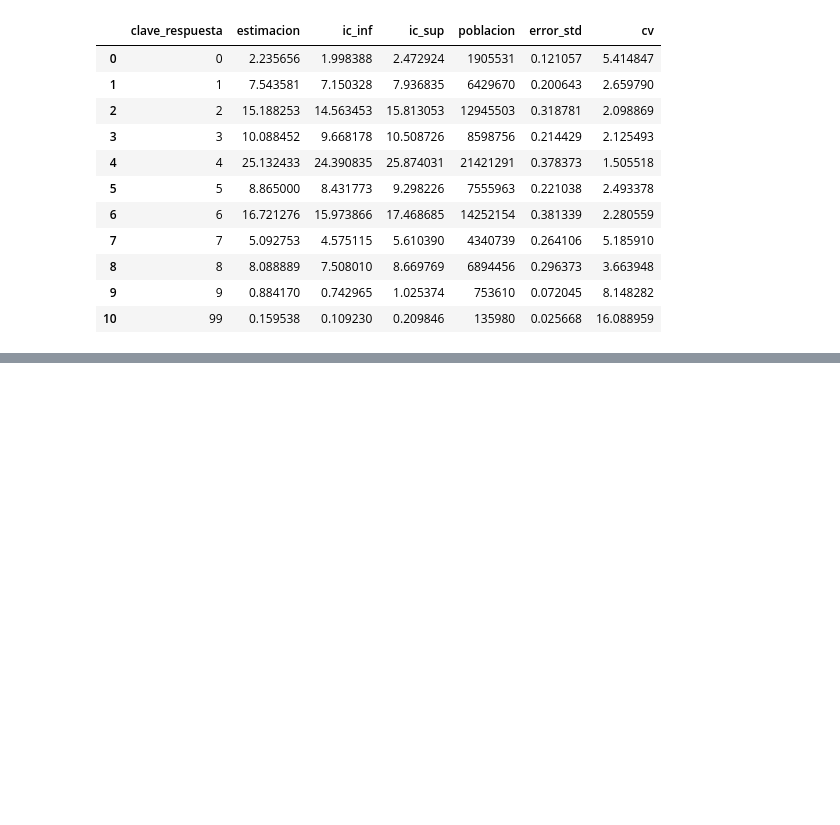
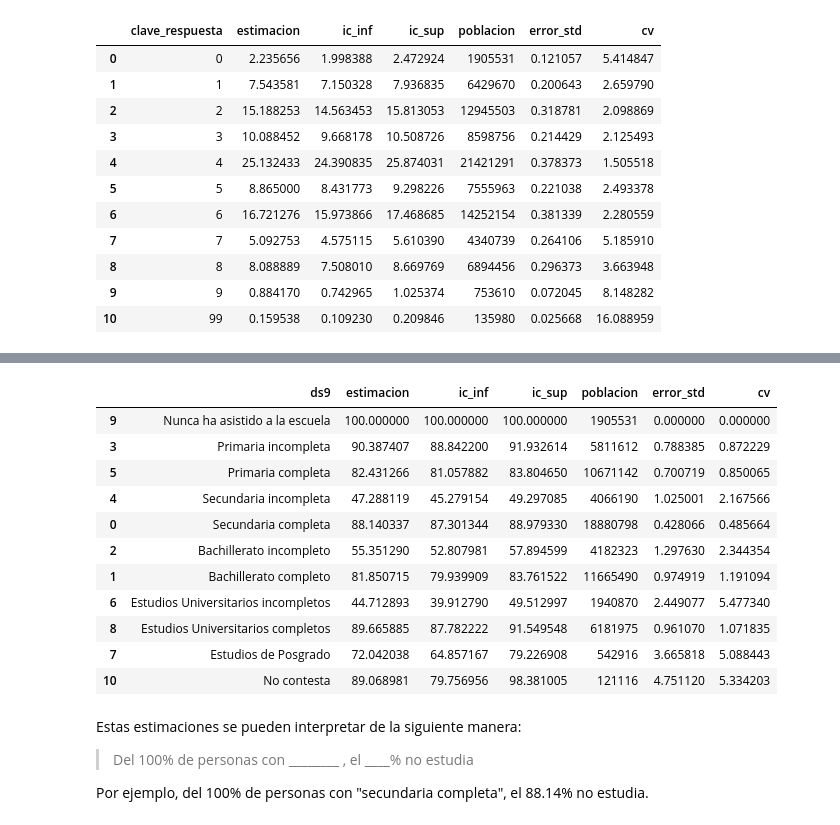
Before and after one commit to CentroGeo/sisdai-ciencia-reproducible-salud-encodat-2016, a Jupyter notebook: estimacion_general.ipynb, the cells around one changed output, grey strips where cells are left out. Saved outputs shown, nothing was run; the diff lists cells and outputs as text; code cells hidden in the pictures; blank space fills up the shorter version.

```diff
--- a/estimacion_general.ipynb
+++ b/estimacion_general.ipynb
@@ -210,0 +346,37 @@ NameError: name 'monitoreo' is not defined
+# %%
+prevalencias_des(b = b,
+                 lista_vars = ['ds8'],
+                 dicc={1:1, 2:1, 3:0},
+                 var_des = ['ds9'],
+                 alp = 0.95,
+                 ponderador = 'factor_exp',
+                 estrato= 'estrato',
+                 upm = 'upm').replace({'ds9':{1:'Primaria incompleta',
+                                    2:'Primaria completa',
+                                    3:'Secundaria incompleta',
+                                    4:'Secundaria completa',
+                                    5:'Bachillerato incompleto',
+                                    6:'Bachillerato completo',
+                                    7:'Estudios Universitarios incompletos',
+                                    8:'Estudios  Universitarios completos',
+                                    9:'Estudios de Posgrado',
+                                    99:'No contesta',
+                                    0:'Nunca ha asistido a la escuela',}})
+# %% [output]
+|  | ds9 | estimacion | ic_inf | ic_sup | poblacion | error_std | cv |
+| 9 | Nunca ha asistido a la escuela | 100.000000 | 100.000000 | 100.000000 | 1905531 | 0.000000 | 0.000000 |
+| 3 | Primaria incompleta | 90.387407 | 88.842200 | 91.932614 | 5811612 | 0.788385 | 0.872229 |
+| 5 | Primaria completa | 82.431266 | 81.057882 | 83.804650 | 10671142 | 0.700719 | 0.850065 |
+| 4 | Secundaria incompleta | 47.288119 | 45.279154 | 49.297085 | 4066190 | 1.025001 | 2.167566 |
+| 0 | Secundaria completa | 88.140337 | 87.301344 | 88.979330 | 18880798 | 0.428066 | 0.485664 |
+| 2 | Bachillerato incompleto | 55.351290 | 52.807981 | 57.894599 | 4182323 | 1.297630 | 2.344354 |
+| 1 | Bachillerato completo | 81.850715 | 79.939909 | 83.761522 | 11665490 | 0.974919 | 1.191094 |
+| 6 | Estudios Universitarios incompletos | 44.712893 | 39.912790 | 49.512997 | 1940870 | 2.449077 | 5.477340 |
+| 8 | Estudios Universitarios completos | 89.665885 | 87.782222 | 91.549548 | 6181975 | 0.961070 | 1.071835 |
+| 7 | Estudios de Posgrado | 72.042038 | 64.857167 | 79.226908 | 542916 | 3.665818 | 5.088443 |
+| 10 | No contesta | 89.068981 | 79.756956 | 98.381005 | 121116 | 4.751120 | 5.334203 |
+# %% [markdown]
+Estas estimaciones se pueden interpretar de la siguiente manera:
+ > Del 100% de personas con ________ , el ____% no estudia
+
+Por ejemplo, del 100% de personas con "secundaria completa", el 88.14% no estudia.
```
Also changed, not shown: parts of 23 cells of this notebook.
